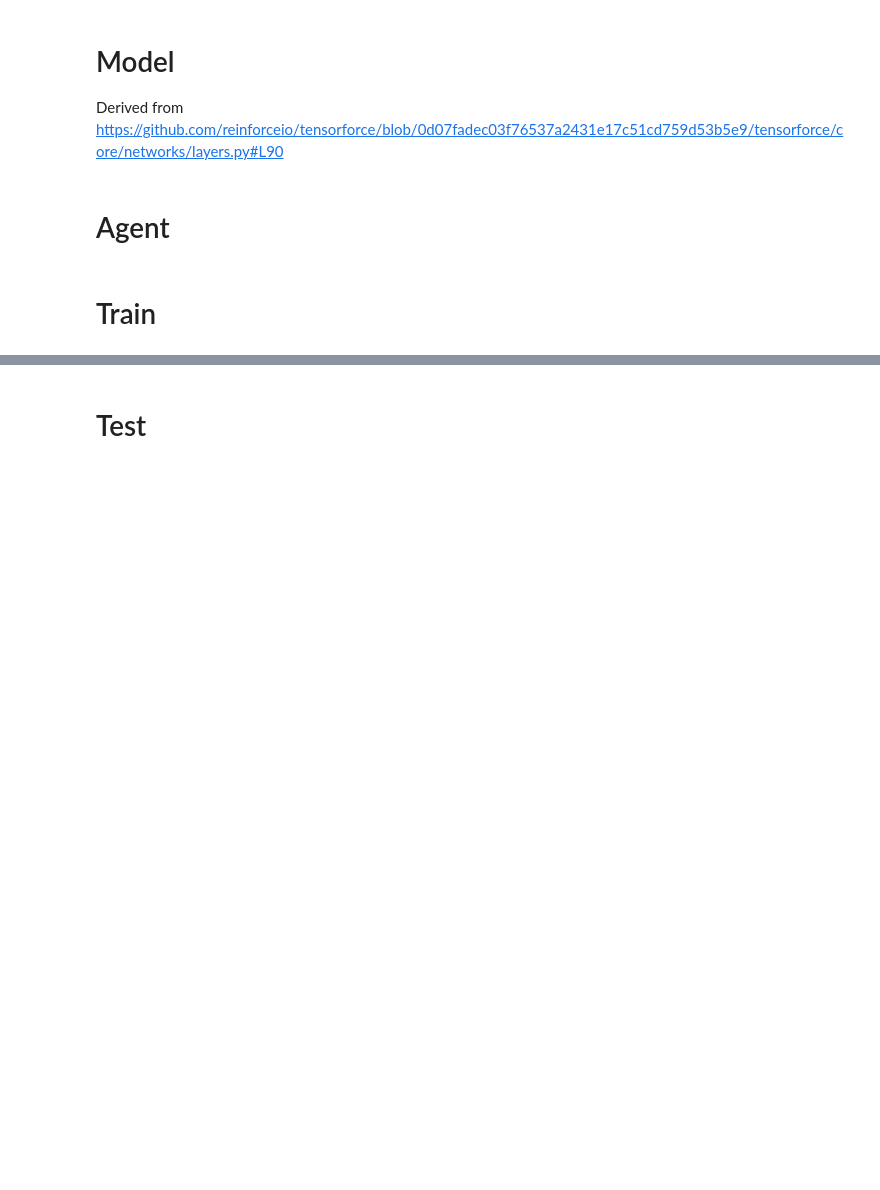
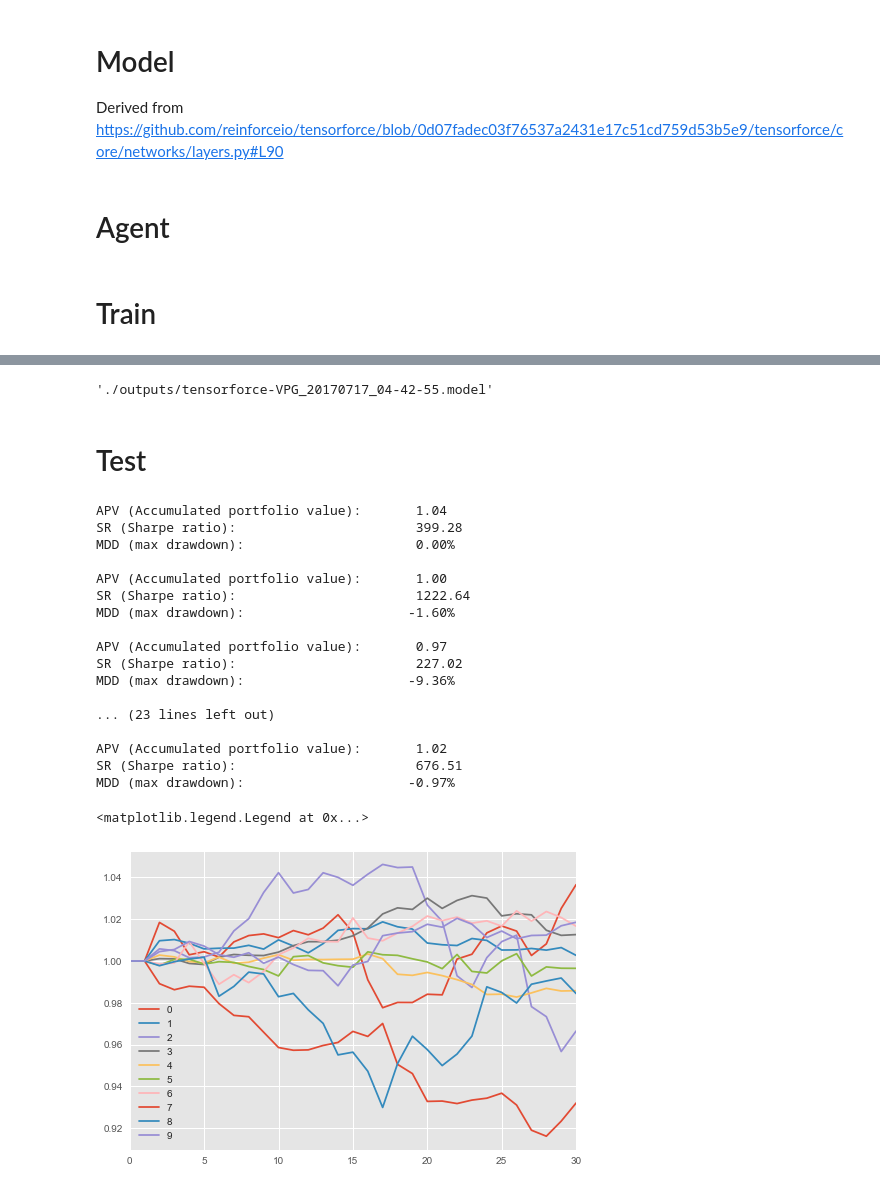
Before and after one commit to wassname/rl-portfolio-management, a Jupyter notebook: tensorforce-VPG.ipynb, the cells around one changed output, grey strips where cells are left out. Cells and saved outputs as stored; diff of their text form; code cells hidden in the pictures; blank space fills up the shorter version.

```diff
--- a/tensorforce-VPG.ipynb
+++ b/tensorforce-VPG.ipynb
@@ -3,7 +3,7 @@
 %matplotlib inline
 from matplotlib import pyplot as plt
 import seaborn as sns
-plt.style.use('fivethirtyeight')
+plt.style.use('ggplot')
 
 # numeric
 import quandl
@@ -18,6 +18,7 @@ import time
 import tempfile
 import itertools
 from tqdm import tqdm_notebook as tqdm
+import datetime
 
 # logging
 import logging
@@ -62,23 +72,23 @@ class EnvWrapper(PortfolioEnv):
         return super().step(action)
 # %%
 df_train = pd.read_hdf('./data/poliniex_30m.hf',key='train')
-env = PortfolioEnv(
+env = EnvWrapper(
     df=df_train,
     steps=30,
     scale=True,
-    augument=0.0005,
-    trading_cost=0 # let just overfit first,
+    augment=0.000,
+    trading_cost=0, # let just overfit first,
     window_length = window_length,
 
 )
 env.seed = 0
 
 df_test = pd.read_hdf('./data/poliniex_30m.hf',key='test')
-env_test = PortfolioEnv(
+env_test = EnvWrapper(
     df=df_test,
     steps=30,
     scale=True,
-    augument=0.00,
+    augment=0.00,
     trading_cost=0, # let just overfit first
     window_length=window_length,
 )
@@ -243,2 +264,13 @@ agent = VPGAgent(config=config)
 # %% [markdown]
 # Train
+# %%
+def sharpe(returns, freq=30, rfr=0):
+    """Given a set of returns, calculates naive (rfr=0) sharpe (eq 28) """
+    return (np.sqrt(freq) * np.mean(returns-rfr)) / np.std(returns - rfr)
+
+def MDD(returns):
+    """Max drawdown."""
+    peak = returns.max()
+    i = returns.argmax()
+    trough = returns[returns.argmax():].min()
+    return (trough-peak)/trough
@@ -338,7 +366,45 @@ Finished episode 41000 after 30 timesteps (reward: -0.0018 [-0.0073,  0.0029]) p
+# %%
+# save
+agent.save_model(save_path)
+save_path
+# %% [output]
+'./outputs/tensorforce-VPG_20170717_04-42-55.model'
 # %% [markdown]
 # Test
 # %%
-# TODO turn off learning during test
+# # TODO turn off learning during test
 runner_test = Runner(agent=agent, environment=environment_test)
-runner_test.run(
-    episodes=100, max_timesteps=128, episode_finished=EpisodeFinished(10))
+# runner_test.run(
+#     episodes=100, max_timesteps=32, episode_finished=EpisodeFinished(10))
+# %%
+for i in range(10):
+    runner_test.run(
+    episodes=1, max_timesteps=32, episode_finished=EpisodeFinished(10))
+    df = pd.DataFrame(env_test.infos)
+    sharpe(df.portfolio_value)
+    print('APV (Accumulated portfolio value): \t{: 2.2f}'.format(df.portfolio_value.iloc[-1]))
+    print('SR (Sharpe ratio):                 \t{: 2.2f}'.format( sharpe(df.portfolio_value)))
+    print('MDD (max drawdown):                \t{: 2.2%}'.format( MDD(df.portfolio_value)))
+    print('')
+    df.portfolio_value.plot(label=str(i))
+plt.legend()
+# %% [output]
+APV (Accumulated portfolio value):       1.04
+SR (Sharpe ratio):                       399.28
+MDD (max drawdown):                      0.00%
+
+APV (Accumulated portfolio value):       1.00
+SR (Sharpe ratio):                       1222.64
+MDD (max drawdown):                     -1.60%
+
+APV (Accumulated portfolio value):       0.97
+SR (Sharpe ratio):                       227.02
+MDD (max drawdown):                     -9.36%
+
+... (23 lines left out)
+
+APV (Accumulated portfolio value):       1.02
+SR (Sharpe ratio):                       676.51
+MDD (max drawdown):                     -0.97%
+<matplotlib.legend.Legend at 0x...>
+[figure, added]
```
Also changed, not shown: parts of 12 cells of this notebook, 8 other files.
